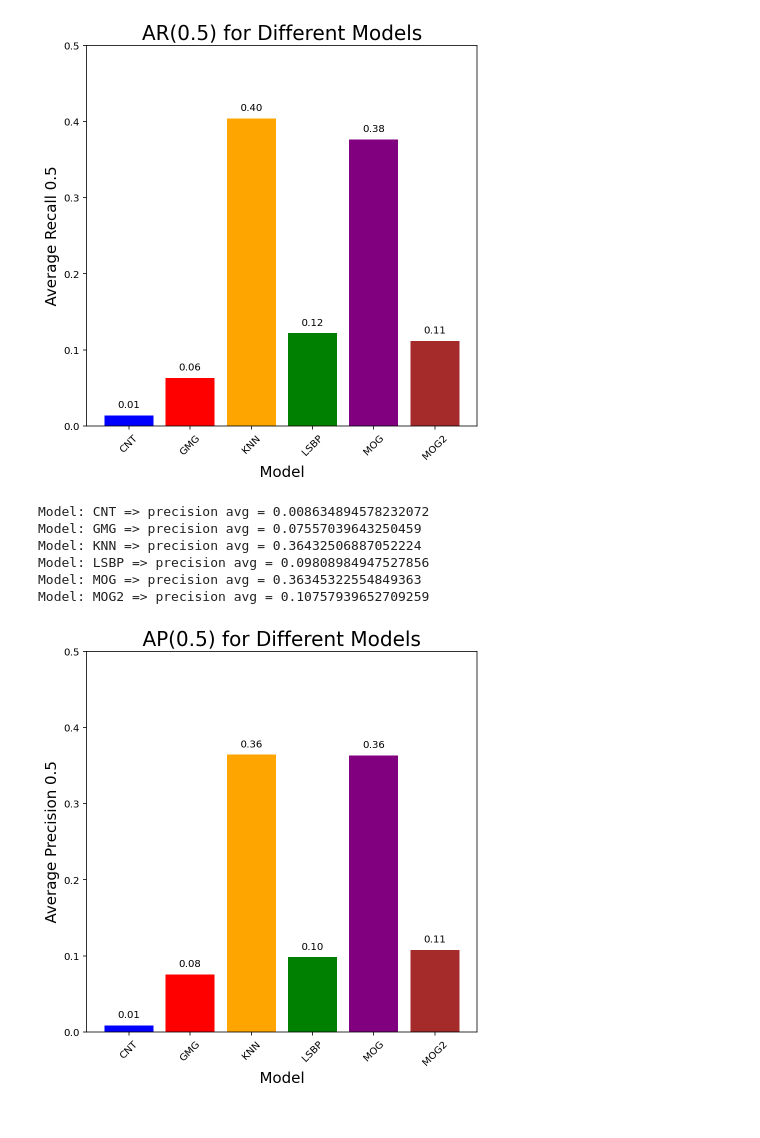
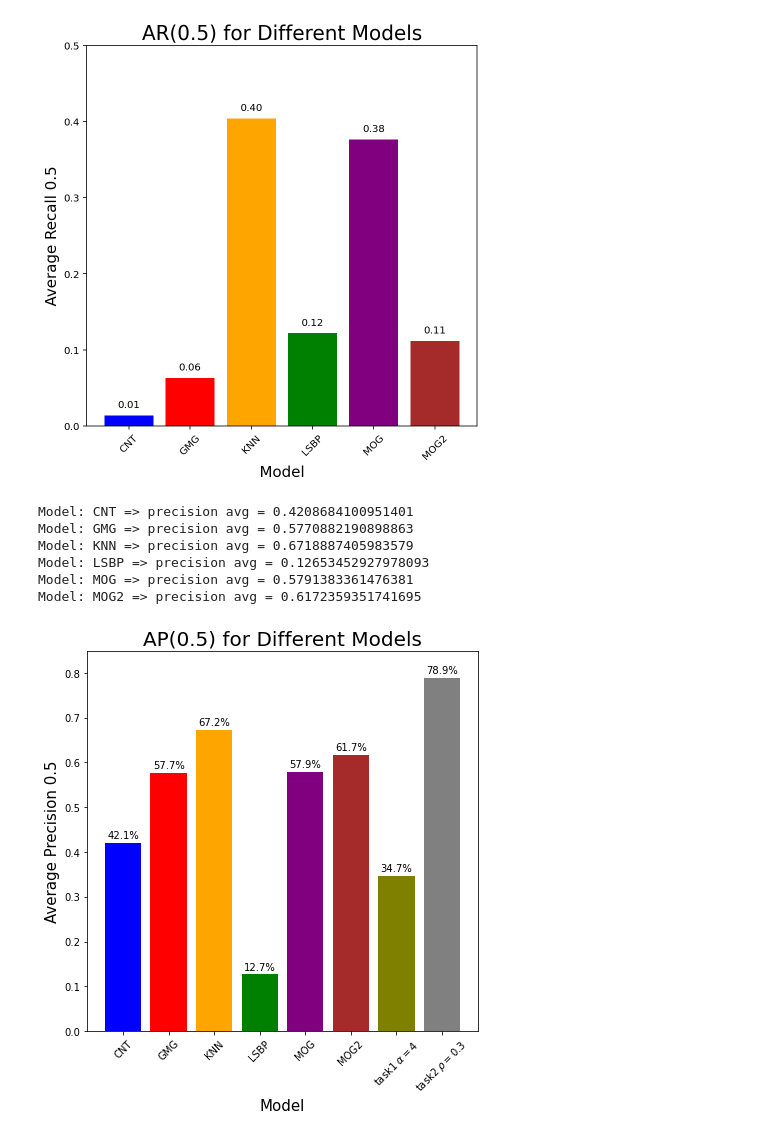
Before and after one commit to inakiLakunza/Video-Analysis-MCV-M6, a Jupyter notebook: task3/plotting_results/plots.ipynb, the cells around one changed output. Saved outputs shown, nothing was run; the diff lists cells and outputs as text; code cells hidden in the pictures.

Commit message:
Task 3 finished
New runs done using all the frames to to train the state of the art models. New plots, new gifs, and new files to obtain all the results.

```diff
--- a/task3/plotting_results/plots.ipynb
+++ b/task3/plotting_results/plots.ipynb
@@ -5,44 +5,44 @@ import pickle
 total_frames = 2141
 start_frame = 535
 
-filename = './../model_logs_detectron/AR_model_CNT.pkl'
+filename = './../model_logs_full_learn/AR_model_CNT.pkl'
 with open(filename, 'rb') as file:
     data = pickle.load(file)
 recall_list_CNT = data['recall_list']
 cumulative_CNT = [sum(recall_list_CNT[:i+1])/len(recall_list_CNT[:i+1]) for i in range(len(recall_list_CNT))]
 
-filename = './../model_logs_detectron/AR_model_GMG.pkl'
+filename = './../model_logs_full_learn/AR_model_GMG.pkl'
 with open(filename, 'rb') as file:
     data = pickle.load(file)
 recall_list_GMG = data['recall_list']
 cumulative_GMG = [sum(recall_list_GMG[:i+1])/len(recall_list_CNT[:i+1]) for i in range(len(recall_list_GMG))]
 
-filename = './../model_logs_detectron/AR_model_KNN.pkl'
+filename = './../model_logs_full_learn/AR_model_KNN.pkl'
 with open(filename, 'rb') as file:
     data = pickle.load(file)
 recall_list_KNN = data['recall_list']
 cumulative_KNN = [sum(recall_list_KNN[:i+1])/len(recall_list_CNT[:i+1]) for i in range(len(recall_list_KNN))]
 
-filename = './../model_logs_detectron/AR_model_LSBP.pkl'
+filename = './../model_logs_full_learn/AR_model_LSBP.pkl'
 with open(filename, 'rb') as file:
     data = pickle.load(file)
 recall_list_LSBP = data['recall_list']
 cumulative_LSBP = [sum(recall_list_LSBP[:i+1])/len(recall_list_CNT[:i+1]) for i in range(len(recall_list_LSBP))]
 
-filename = './../model_logs_detectron/AR_model_MOG.pkl'
+filename = './../model_logs_full_learn/AR_model_MOG.pkl'
 with open(filename, 'rb') as file:
     data = pickle.load(file)
 recall_list_MOG = data['recall_list']
 cumulative_MOG = [sum(recall_list_MOG[:i+1])/len(recall_list_CNT[:i+1]) for i in range(len(recall_list_MOG))]
 
-filename = './../model_logs_detectron/AR_model_MOG2.pkl'
+filename = './../model_logs_full_learn/AR_model_MOG2.pkl'
 with open(filename, 'rb') as file:
     data = pickle.load(file)
 recall_list_MOG2 = data['recall_list']
 cumulative_MOG2 = [sum(recall_list_MOG2[:i+1])/len(recall_list_CNT[:i+1]) for i in range(len(recall_list_MOG2))]
 
 
-frame_indices = list(range(start_frame, start_frame + len(recall_list_CNT)))
+frame_indices = list(range(len(recall_list_CNT)))
 
 #%config InlineBackend.figure_format = 'retina'
 
@@ -192,41 +240,46 @@ Model: MOG2 => recall avg = 0.11178723725423616
 # %%
 model_precisions = {}
 
 model_names = ["CNT", "GMG", "KNN", "LSBP", "MOG", "MOG2"]
-colors = ["blue", "red", "orange", "green", "purple", "brown"]
+colors = ["blue", "red", "orange", "green", "purple", "brown", "olive", "gray"]
 
 for name in model_names:
-    filename = f'./../model_logs_detectron/AP_model_{name}.pkl'
+    filename = f'./../model_logs_full_learn/AP_model_{name}.pkl'
     with open(filename, 'rb') as file:
         data = pickle.load(file)
     precision_list = data['precision_list']
     model_precisions[name] = sum(precision_list) / len(precision_list)
     print(f"Model: {name} => precision avg = {sum(precision_list) / len(precision_list)}")
 
 
 precisions = list(model_precisions.keys())
+precisions.append("task1 $\\alpha=4$")
+precisions.append("task2 $\\rho=0.3$")
+
 avg_precisions = list(model_precisions.values())
+avg_precisions.append(cumulative_task12[-1])
+avg_precisions.append(cumulative_task2_1[-1])
 
 plt.figure(figsize=(7, 7))
 plt.bar(precisions, avg_precisions, color=colors)
 
 plt.title('AP(0.5) for Different Models', fontsize=20)
 plt.xlabel('Model', fontsize=15)
 plt.ylabel('Average Precision 0.5', fontsize=15)
-plt.ylim(0, 0.5)
+plt.ylim(0, 0.85)
 
 
 for i in range(len(precisions)):
-    plt.text(i, avg_precisions[i] + 0.01, f"{avg_precisions[i]:.2f}", ha = 'center')
+    plt.text(i, avg_precisions[i] + 0.01, f"{avg_precisions[i]*100:.1f}%", ha = 'center')
 
 plt.xticks(rotation=45)
 plt.show()
 # %% [output]
-Model: CNT => precision avg = 0.008634894578232072
-Model: GMG => precision avg = 0.07557039643250459
-Model: KNN => precision avg = 0.36432506887052224
-Model: LSBP => precision avg = 0.09808984947527856
-Model: MOG => precision avg = 0.36345322554849363
-Model: MOG2 => precision avg = 0.10757939652709259
+Model: CNT => precision avg = 0.4208684100951401
+Model: GMG => precision avg = 0.5770882190898863
+Model: KNN => precision avg = 0.6718887405983579
+Model: LSBP => precision avg = 0.12653452927978093
+Model: MOG => precision avg = 0.5791383361476381
+Model: MOG2 => precision avg = 0.6172359351741695
-[figure, old version]
+[figure, new version]
 # %%
```
Also changed, not shown: parts of 4 cells of this notebook, 40 other files.
